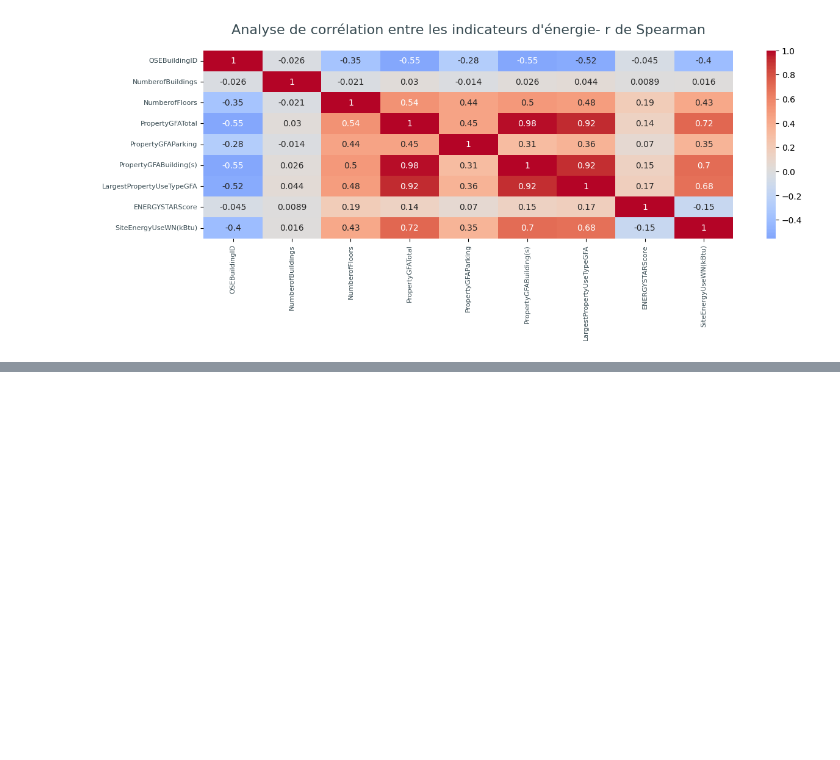
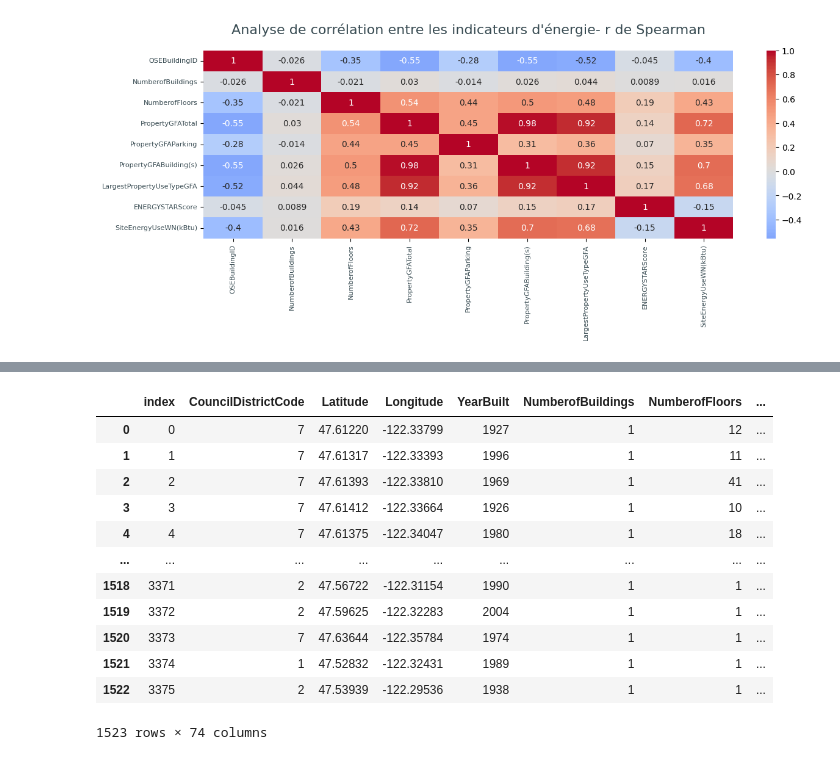
Before and after one commit to RR-DataSciences/P4_Anticipez_Les_Besoins_En_Consommation_De_B-timents, a Jupyter notebook: P4_Nettoyage.ipynb, the cells around one changed output, grey strips where cells are left out. Drawn from its saved outputs; the diff is of its cells as text; code cells hidden in the pictures; blank space fills up the shorter version.

```diff
--- a/P4_Nettoyage.ipynb
+++ b/P4_Nettoyage.ipynb
@@ -600,0 +695,27 @@ hyperopt, optuna ->
+# %%
+# Fusionne les données par bâtiment
+df_use_type = df_use_type.groupby("index",dropna=True).sum().reset_index()
+# %%
+# Transforme le type des données
+df_use_type = df_use_type.astype(int)
+# %%
+drop_col = ["ListOfAllPropertyUseTypes","LargestPropertyUseType","LargestPropertyUseTypeGFA","SecondLargestPropertyUseType","SecondLargestPropertyUseTypeGFA","ThirdLargestPropertyUseType","ThirdLargestPropertyUseTypeGFA"]
+df2.drop(columns=drop_col, inplace=True)
+# %%
+df2 = pd.merge(df2,df_use_type, on="index")
+# %%
+df2
+# %% [output]
+|  | index | CouncilDistrictCode | Latitude | Longitude | YearBuilt | NumberofBuildings | NumberofFloors | ... |
+| 0 | 0 | 7 | 47.61220 | -122.33799 | 1927 | 1 | 12 | ... |
+| 1 | 1 | 7 | 47.61317 | -122.33393 | 1996 | 1 | 11 | ... |
+| 2 | 2 | 7 | 47.61393 | -122.33810 | 1969 | 1 | 41 | ... |
+| 3 | 3 | 7 | 47.61412 | -122.33664 | 1926 | 1 | 10 | ... |
+| 4 | 4 | 7 | 47.61375 | -122.34047 | 1980 | 1 | 18 | ... |
+| ... | ... | ... | ... | ... | ... | ... | ... | ... |
+| 1518 | 3371 | 2 | 47.56722 | -122.31154 | 1990 | 1 | 1 | ... |
+| 1519 | 3372 | 2 | 47.59625 | -122.32283 | 2004 | 1 | 1 | ... |
+| 1520 | 3373 | 7 | 47.63644 | -122.35784 | 1974 | 1 | 1 | ... |
+| 1521 | 3374 | 1 | 47.52832 | -122.32431 | 1989 | 1 | 1 | ... |
+| 1522 | 3375 | 2 | 47.53939 | -122.29536 | 1938 | 1 | 1 | ... |
+1523 rows × 74 columns
```
Also changed, not shown: parts of 28 cells of this notebook, 3 other files.
